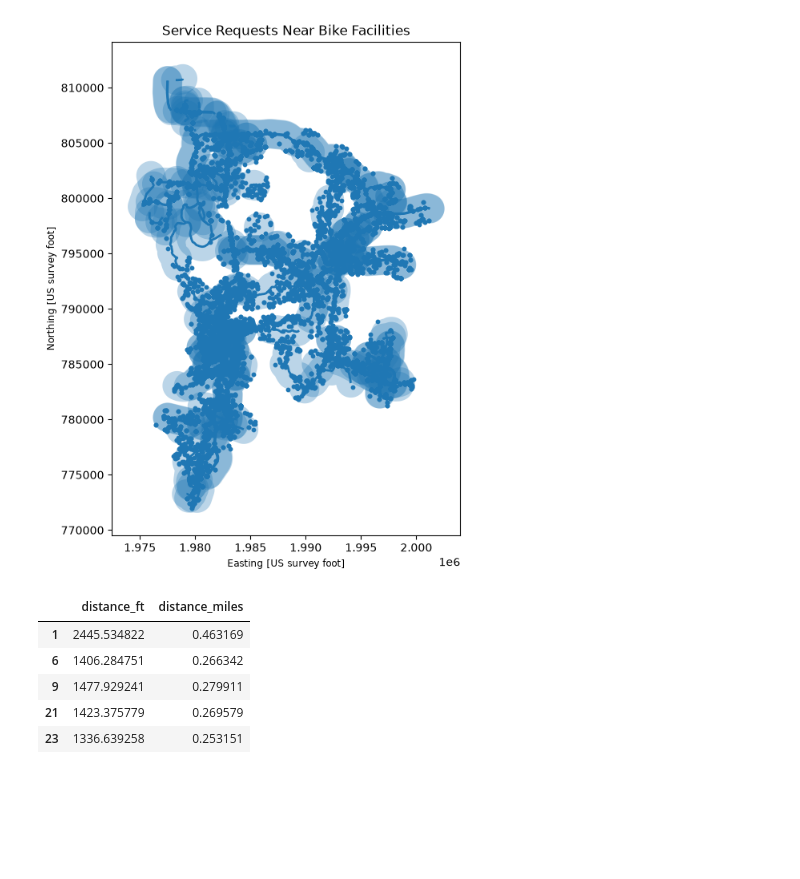
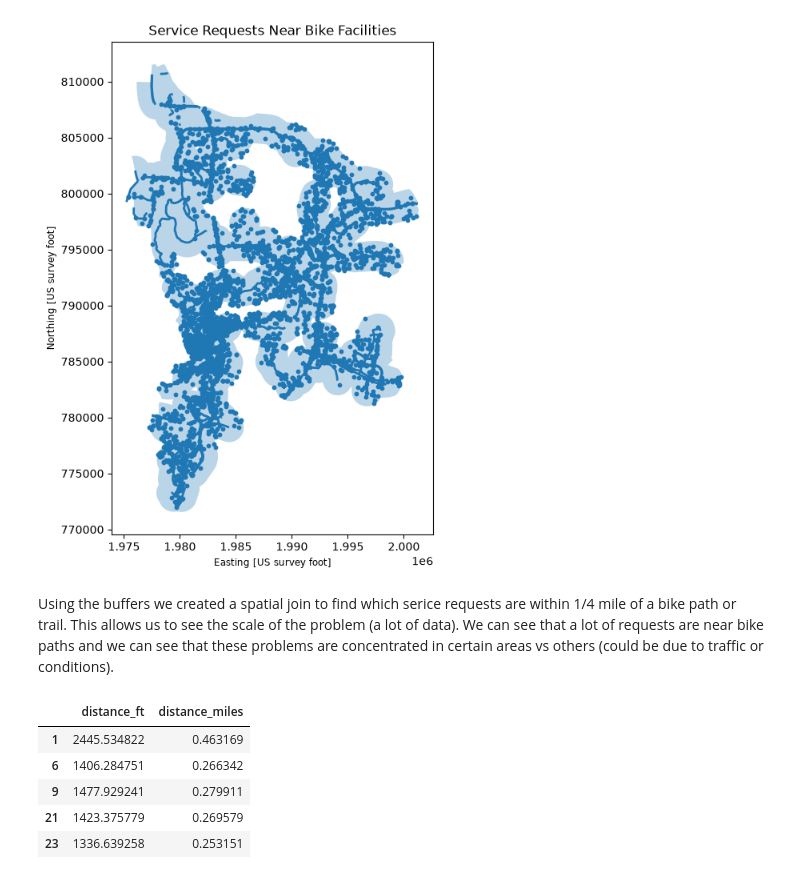
Before and after one commit to kirjo828/geog592-kirjo, a Jupyter notebook: homework/week07/GeoPandaProcess.ipynb, the cells around one changed output. Saved outputs shown, nothing was run; the diff lists cells and outputs as text; code cells hidden in the pictures; blank space fills up the shorter version.

```diff
--- a/homework/week07/GeoPandaProcess.ipynb
+++ b/homework/week07/GeoPandaProcess.ipynb
@@ -24,10 +26,24 @@ Note: you may need to restart the kernel to use updated packages.
 # %%
 bikes = gpd.read_file("data/BikeInfrastructure.geojson")
 requests = gpd.read_file("data/PublicServiceRequests.geojson")
+town = gpd.read_file("data/Jurisdictional_Limits.geojson")
 # %%
 bikes = bikes.to_crs("EPSG:2264")
 requests = requests.to_crs("EPSG:2264")
+town = town.to_crs("EPSG:2264")
 # %%
 bike_buffer = bikes.copy()
 
 bike_buffer["geometry"] = bikes.buffer(1320)
+
+bike_buffer = bike_buffer.dissolve()
+
+bike_access = gpd.clip(
+    bike_buffer,
+    town
+)
+
+bike_access.to_file(
+    "data/bike_access.geojson",
+    driver="GeoJSON"
+)
@@ -54,35 +73,32 @@ plt.show()
 # %%
 requests_near_bikes = gpd.sjoin(
     requests,
-    bike_buffer,
+    bike_access,
     predicate="within",
     how="inner"
 )
 
-requests_near_bikes.to_file(
-    "data/requests_near_bikes.geojson",
-    driver="GeoJSON"
-)
-
-ax = bike_buffer.plot(
+ax = bike_access.plot(
     figsize=(10, 8),
     alpha=0.3
 )
 
 bikes.plot(
     ax=ax,
     linewidth=2
 )
 
 requests_near_bikes.plot(
     ax=ax,
     markersize=10
 )
 
 plt.title("Service Requests Near Bike Facilities")
 plt.show()
 # %% [output]
-[figure, old version]
+[figure, new version]
+# %% [markdown]
+Using the buffers we created a spatial join to find which serice requests are within 1/4 mile of a bike path or trail. This allows us to see the scale of the problem (a lot of data). We can see that a lot of requests are near bike paths and we can see that these problems are concentrated in certain areas vs others (could be due to traffic or conditions).
 # %%
 requests_join = gpd.sjoin(
     requests,
```
Also changed, not shown: parts of 8 cells of this notebook, 5 other files.
